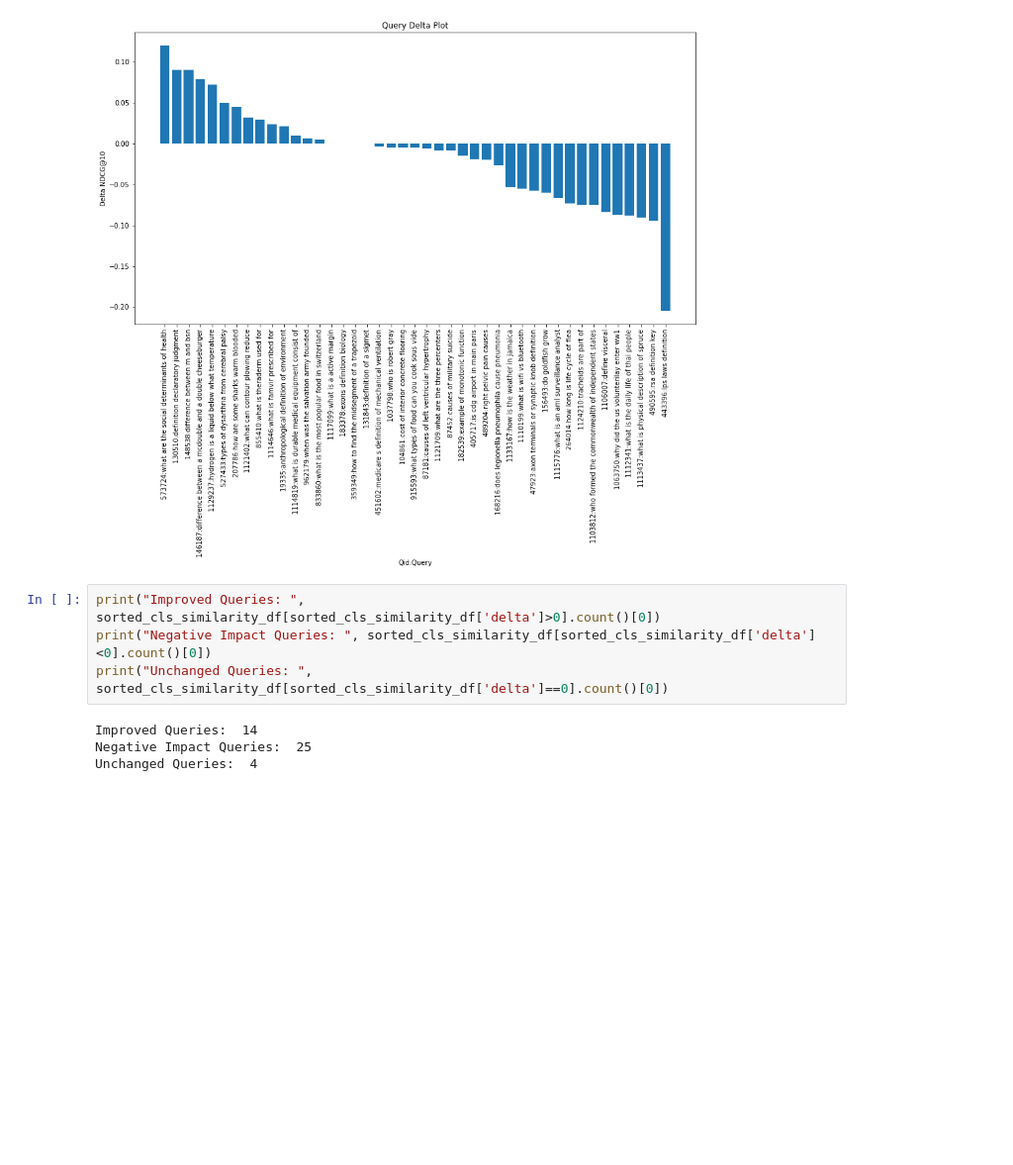
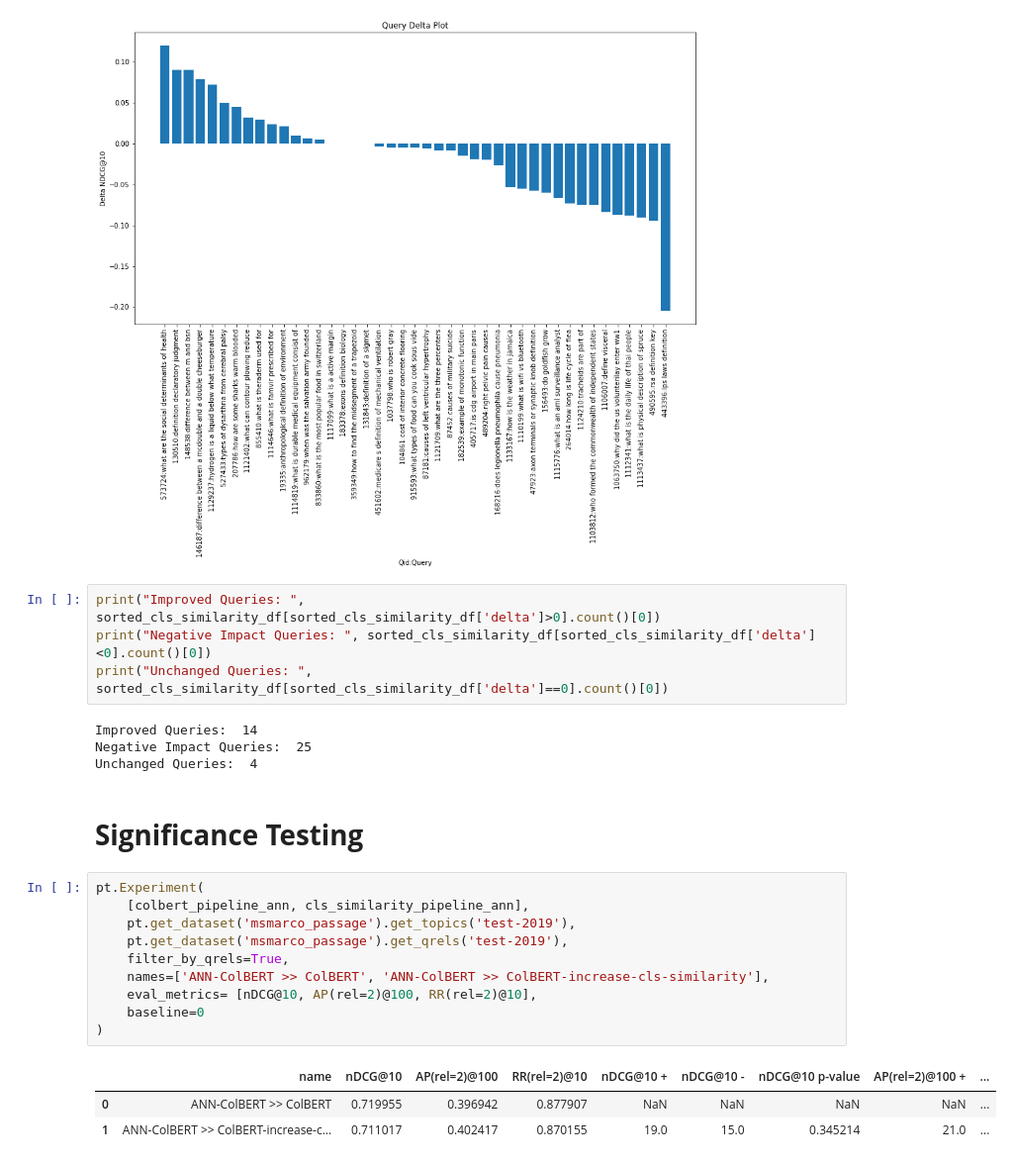
Before and after one commit to hammadkhann/Effective-CLS-Token-Representation-for-ColBERT-A-Step-Towards-Reducing-the-Storage-Cost, a Jupyter notebook: Neural_Reranking(RD1).ipynb, the cells around one changed output. Shown: that part at 99% size. Cells and saved outputs as stored; diff of their text form; blank space fills up the shorter version.

```diff
--- a/Neural_Reranking(RD1).ipynb
+++ b/Neural_Reranking(RD1).ipynb
@@ -488,3 +488,19 @@ print("Unchanged Queries: ", sorted_cls_similarity_df[sorted_cls_similarity_df['
 Improved Queries:  14
 Negative Impact Queries:  25
 Unchanged Queries:  4
+# %% [markdown]
+# **Significance Testing**
+# %%
+pt.Experiment(
+    [colbert_pipeline_ann, cls_similarity_pipeline_ann],
+    pt.get_dataset('msmarco_passage').get_topics('test-2019'),
+    pt.get_dataset('msmarco_passage').get_qrels('test-2019'),
+    filter_by_qrels=True,
+    names=['ANN-ColBERT >> ColBERT', 'ANN-ColBERT >> ColBERT-increase-cls-similarity'],
+    eval_metrics= [nDCG@10, AP(rel=2)@100, RR(rel=2)@10],
+    baseline=0
+)
+# %% [output]
+|  | name | nDCG@10 | AP(rel=2)@100 | RR(rel=2)@10 | nDCG@10 + | nDCG@10 - | nDCG@10 p-value | AP(rel=2)@100 + | ... |
+| 0 | ANN-ColBERT >> ColBERT | 0.719955 | 0.396942 | 0.877907 | NaN | NaN | NaN | NaN | ... |
+| 1 | ANN-ColBERT >> ColBERT-increase-c... | 0.711017 | 0.402417 | 0.870155 | 19.0 | 15.0 | 0.345214 | 21.0 | ... |
```
Also changed, not shown: parts of 9 cells of this notebook.
